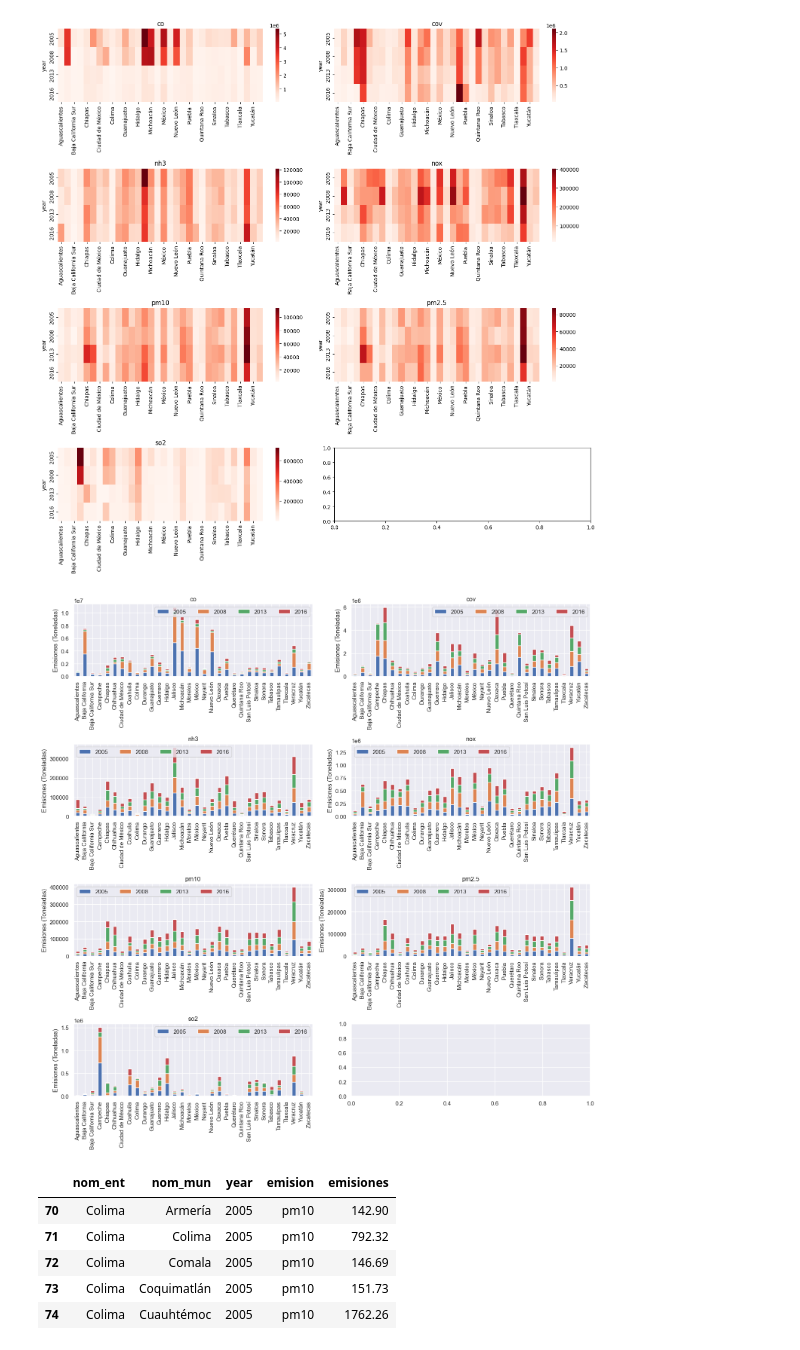
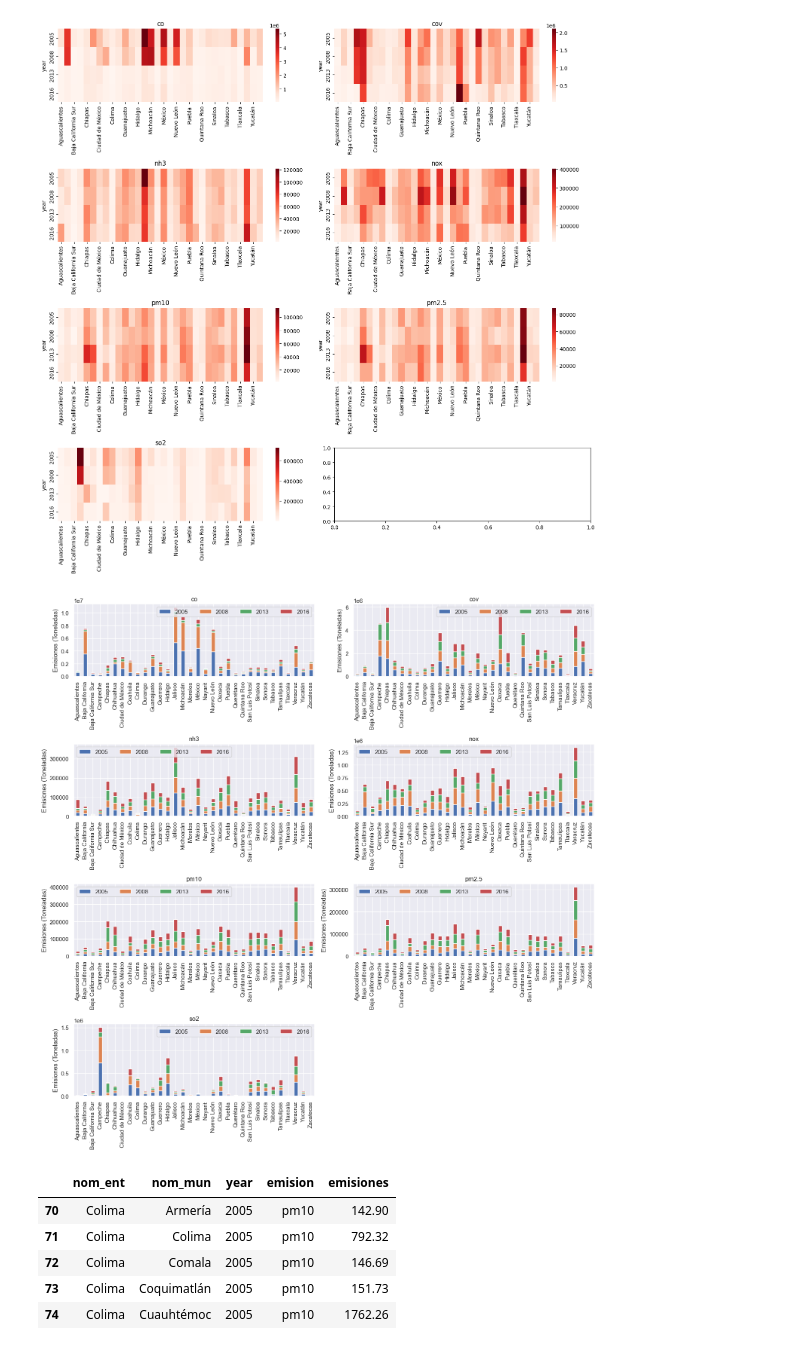
Before and after one commit to pcorner10/inventario_emisiones, a Jupyter notebook: INEM.ipynb, the cells around one changed output. Drawn from its saved outputs; the diff is of its cells as text; code cells hidden in the pictures.

```diff
--- a/INEM.ipynb
+++ b/INEM.ipynb
@@ -350,34 +350,34 @@ plt.show()
 # %%
 fig, ax = plt.subplots(figsize=(15, 15), ncols=2, nrows=4)
 
 col = 0
 row = 0
 sns.set(style="darkgrid")
 for emision, df in total_ent.groupby("emision"):
 
   df = df.pivot_table("emisiones","nom_ent","year", aggfunc="sum")
 
   ax[row, col].set_title(emision)
   df.plot(kind='bar', stacked=True, ax=ax[row, col])
 
   # hide xlabel
   ax[row, col].set_xlabel("")
 
   ax[row, col].set_ylabel("Emisiones (Toneladas)")
 
   # make legend columns to 4
   ax[row, col].legend(ncol=4)
 
   col += 1
   if col == 2:
     col = 0
     row += 1
-
+fig.delaxes(ax[3,1])
 plt.tight_layout()
 plt.savefig("img/emisiones_total_entidad.png", dpi=300)
 plt.show()
 # %% [output]
-[figure, old version]
+[figure, new version]
 # %%
 colima_total_mun = total_mun[total_mun["nom_ent"] == "Colima"]
 colima_total_mun.head()
```
Also changed, not shown: parts of 9 cells of this notebook, 4 other files.
